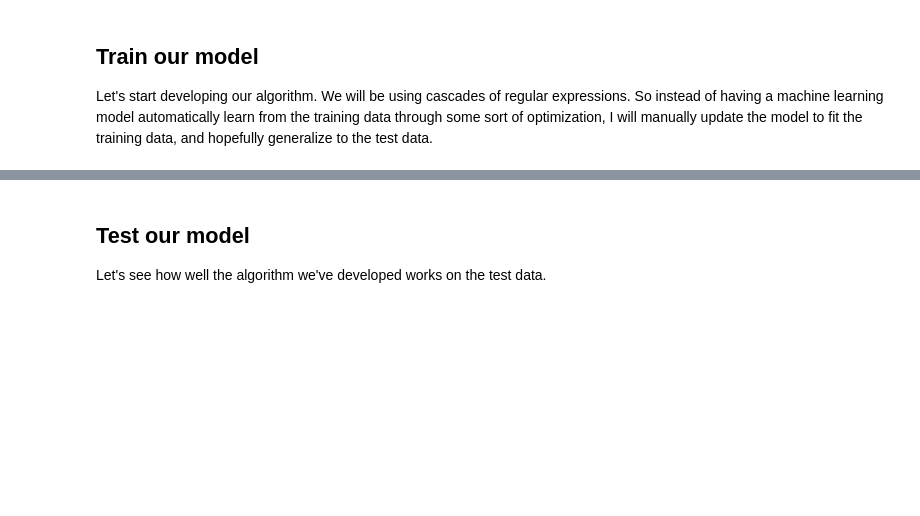
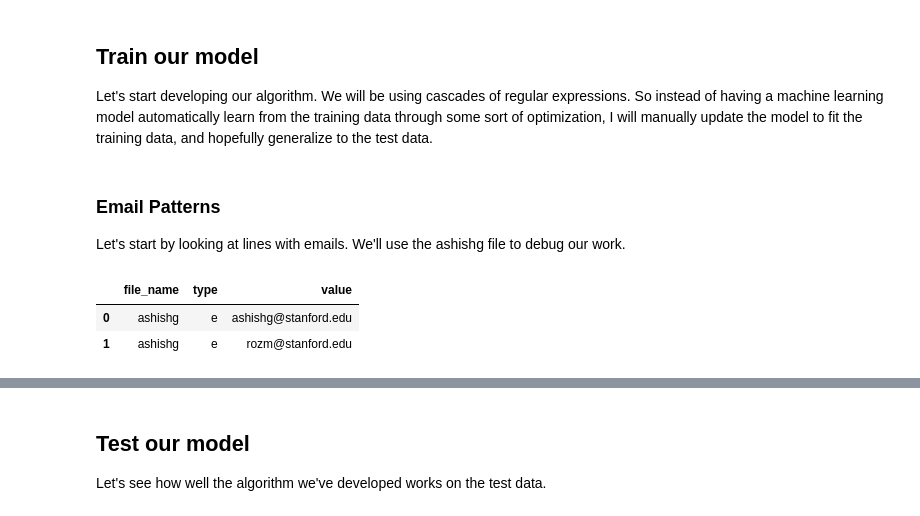
Before and after one commit to NoahRJohnson/spammer, a Jupyter notebook: spammer.ipynb, the cells around one changed output, grey strips where cells are left out. Drawn from its saved outputs; the diff is of its cells as text; code cells hidden in the pictures; blank space fills up the shorter version.

Commit message:
Finally finished the training

```diff
--- a/spammer.ipynb
+++ b/spammer.ipynb
@@ -57,0 +59,4 @@ Great, looking good!
+# %%
+train_email_labels = train_labels[train_labels.type == 'e']
+print(train_email_labels.head())
+print(train_email_labels.shape[0])
@@ -58,3 +83,12 @@ Great, looking good!
 # %% [markdown]
 ## Train our model
 Let's start developing our algorithm. We will be using cascades of regular expressions. So instead of having a machine learning model automatically learn from the training data through some sort of optimization, I will manually update the model to fit the training data, and hopefully generalize to the test data.
+# %% [markdown]
+### Email Patterns
+Let's start by looking at lines with emails. We'll use the ashishg file to debug our work.
+# %%
+train_email_labels[train_email_labels.file_name == 'ashishg']
+# %% [output]
+|  | file_name | type | value |
+| 0 | ashishg | e | ashishg@stanford.edu |
+| 1 | ashishg | e | rozm@stanford.edu |
```
Also changed, not shown: parts of 53 cells of this notebook.
